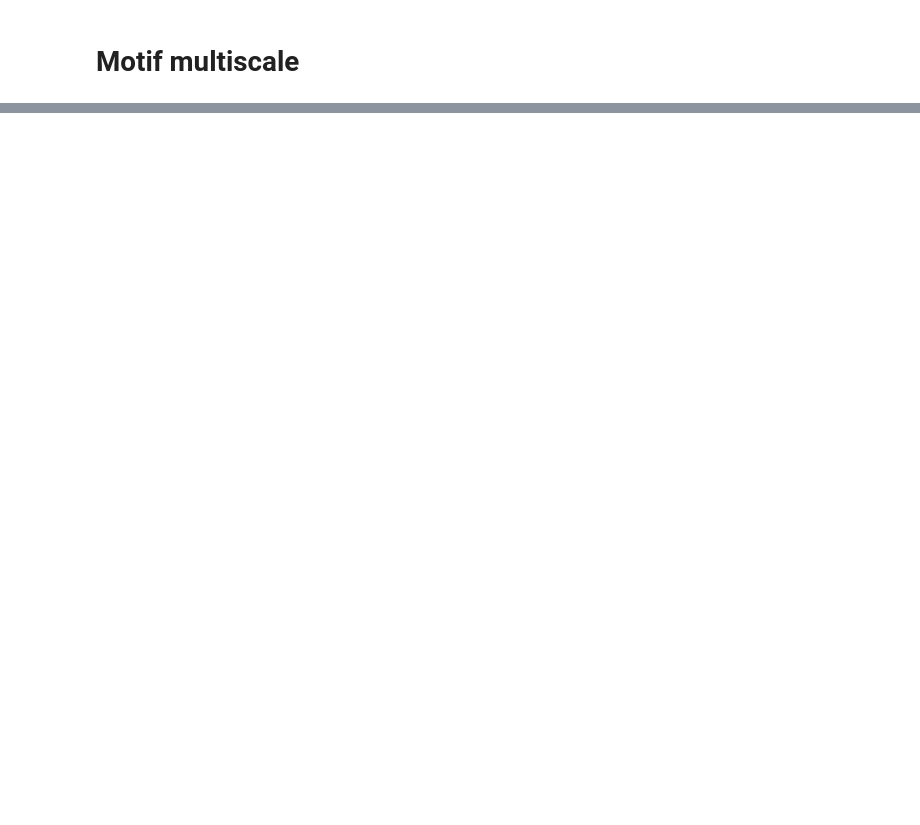
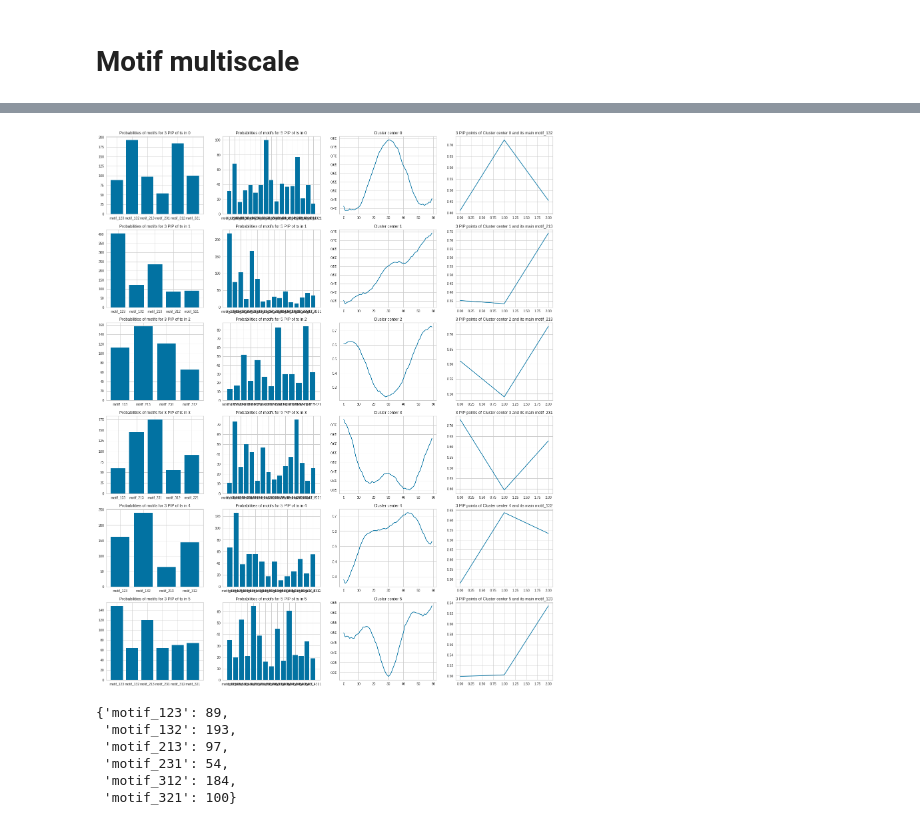
Before and after one commit to mtchibozo/Capstone-Fall-2020, a Jupyter notebook: padded_skipped_fourier_clustering.ipynb, the cells around one changed output, grey strips where cells are left out. Cells and saved outputs as stored; diff of their text form; code cells hidden in the pictures; blank space fills up the shorter version.

```diff
--- a/padded_skipped_fourier_clustering.ipynb
+++ b/padded_skipped_fourier_clustering.ipynb
@@ -379,0 +425,60 @@ fig.savefig("motif_analysis.png")
+# %%
+import collections
+import operator
+
+n_clusters = 6
+ncols = 4
+nrows = n_clusters
+fig, ax = plt.subplots(nrows=n_clusters, ncols= 4, figsize=(6*ncols, 5*nrows))
+keep_strong_motifs = {}
+
+for cluster in range(6):
+  copy_skipped_1d = one_dimention_skipped(copy_skipped[cluster])
+
+  # reduce dimentions of each ts to 3
+  x_3 = reduce_dimension(np.array(copy_skipped_1d),3)
+  # get 3 dim motifs count
+  dict_3_motifs = od = collections.OrderedDict(sorted(motif_dictionary(x_3).items()))
+
+  # reduce dimentions of each ts to 4
+  x_4 = reduce_dimension(np.array(copy_skipped_1d),4)
+  # get 4 dim motifs count
+  dict_4_motifs = collections.OrderedDict(sorted(motif_dictionary(x_4).items()))
+
+  context_center = np.array(dict_skipped[cluster]['consecutive_mean'])
+
+  # 3 pip cluster center
+  pip3_cluster_center = reduce_dimension(context_center.reshape(1,-1),3)[0]
+  motif_of_pip3_cluster_center = label_motif_general(pip3_cluster_center)
+
+  #
+  sorted_d3 = sorted(dict_3_motifs.items(), key=operator.itemgetter(1))
+  sorted_d4 = sorted(dict_4_motifs.items(), key=operator.itemgetter(1))
+
+  sorted_d3_more_important = {}
+  for i in sorted_d3:
+    if int(i[1]) <= 50:
+      continue
+    sorted_d3_more_important[i[0]] =i[1]
+
+  sorted_d4_more_important = {}
+  for i in sorted_d4:
+    if int(i[1]) <= 10:
+      continue
+    sorted_d4_more_important[i[0]] =i[1]
+
+  sorted_d3_more_important = collections.OrderedDict(sorted(sorted_d3_more_important.items()))
+  sorted_d4_more_important = collections.OrderedDict(sorted(sorted_d4_more_important.items()))
+
+  # plot axis
+  ax[cluster,0].bar(list(sorted_d3_more_important.keys()), list(sorted_d3_more_important.values()))
+  ax[cluster,0].title.set_text('Probabilities of motifs for 3 PIP of ts in '+str(cluster))
+  ax[cluster,1].bar(list(sorted_d4_more_important.keys()), list(sorted_d4_more_important.values()))
+  ax[cluster,1].title.set_text('Probabilities of motifs for 5 PIP of ts in '+str(cluster))
+  ax[cluster,2].plot(context_center)
+  ax[cluster,2].title.set_text('Cluster center '+str(cluster))
+  ax[cluster,3].plot(reduce_dimension(context_center.reshape(1,-1),3)[0])
+  ax[cluster,3].title.set_text("3 PIP points of Cluster center "+str(cluster)+" and its main "+ motif_of_pip3_cluster_center)
+fig.savefig("motif_analysis.png")
+# %% [output]
+[figure, added]
@@ -379,0 +491,9 @@ fig.savefig("motif_analysis.png")
+# %%
+sorted_d3_more_important
+# %% [output]
+{'motif_123': 89,
+ 'motif_132': 193,
+ 'motif_213': 97,
+ 'motif_231': 54,
+ 'motif_312': 184,
+ 'motif_321': 100}
```
Also changed, not shown: parts of 15 cells of this notebook.
